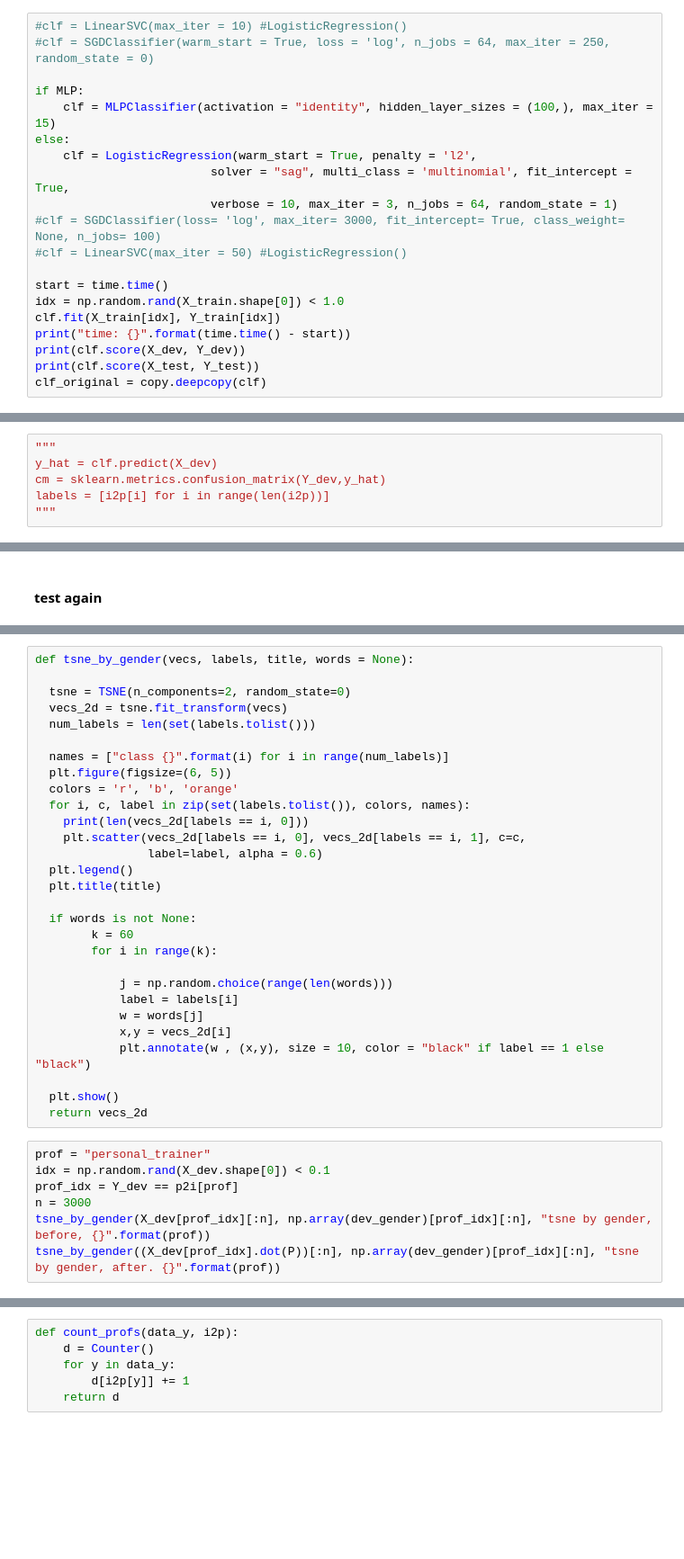
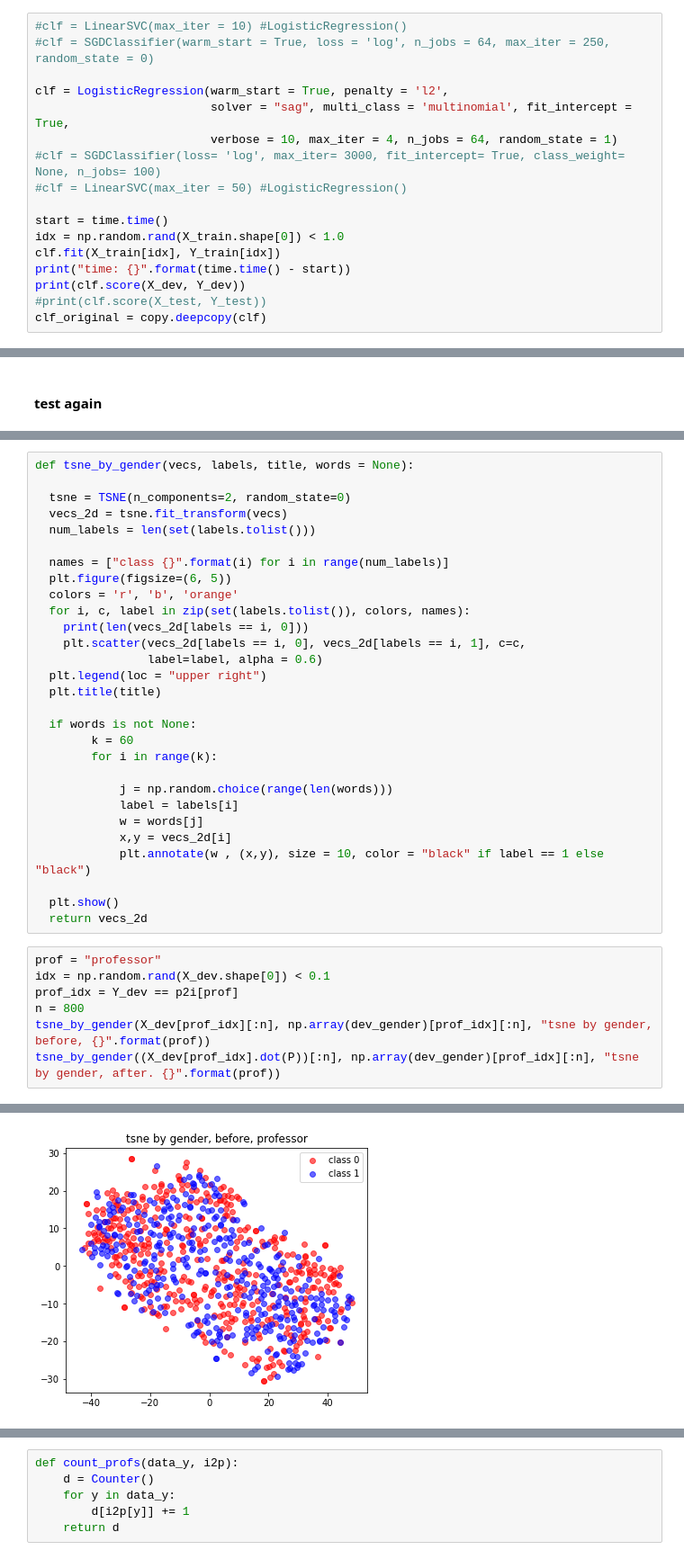
Before and after one commit to shauli-ravfogel/nullspace_projection, a Jupyter notebook: notebooks/biasbios_fasttext.ipynb, the cells around one changed output, grey strips where cells are left out. Shown: that part at 90% size. Cells and saved outputs as stored; diff of their text form; blank space fills up the shorter version.

```diff
--- a/notebooks/biasbios_fasttext.ipynb
+++ b/notebooks/biasbios_fasttext.ipynb
@@ -284,12 +229,9 @@ len(d)
 #clf = LinearSVC(max_iter = 10) #LogisticRegression()
 #clf = SGDClassifier(warm_start = True, loss = 'log', n_jobs = 64, max_iter = 250, random_state = 0)
 
-if MLP:
-    clf = MLPClassifier(activation = "identity", hidden_layer_sizes = (100,), max_iter = 15)
-else:
-    clf = LogisticRegression(warm_start = True, penalty = 'l2',
+clf = LogisticRegression(warm_start = True, penalty = 'l2',
                          solver = "sag", multi_class = 'multinomial', fit_intercept = True,
-                         verbose = 10, max_iter = 3, n_jobs = 64, random_state = 1)
+                         verbose = 10, max_iter = 4, n_jobs = 64, random_state = 1)
 #clf = SGDClassifier(loss= 'log', max_iter= 3000, fit_intercept= True, class_weight= None, n_jobs= 100)
 #clf = LinearSVC(max_iter = 50) #LogisticRegression()
 
@@ -298,7 +240,7 @@ idx = np.random.rand(X_train.shape[0]) < 1.0
 clf.fit(X_train[idx], Y_train[idx])
 print("time: {}".format(time.time() - start))
 print(clf.score(X_dev, Y_dev))
-print(clf.score(X_test, Y_test))
+#print(clf.score(X_test, Y_test))
 clf_original = copy.deepcopy(clf)
 # %% [output]
 [Parallel(n_jobs=64)]: Using backend ThreadingBackend with 64 concurrent workers.
@@ -315,8 +256,2 @@ print(clf.score(X_test, Y_test))
 # %% [markdown]
 #### Confusion Matrix
-# %%
-"""
-y_hat = clf.predict(X_dev)
-cm = sklearn.metrics.confusion_matrix(Y_dev,y_hat)
-labels = [i2p[i] for i in range(len(i2p))]
-"""
@@ -641,7 +527,7 @@ def tsne_by_gender(vecs, labels, title, words = None):
     print(len(vecs_2d[labels == i, 0]))
     plt.scatter(vecs_2d[labels == i, 0], vecs_2d[labels == i, 1], c=c,
                 label=label, alpha = 0.6)
-  plt.legend()
+  plt.legend(loc = "upper right")
   plt.title(title)
 
   if words is not None:
@@ -657,9 +543,10 @@ def tsne_by_gender(vecs, labels, title, words = None):
   plt.show()
   return vecs_2d
 # %%
-prof = "personal_trainer"
+prof = "professor"
 idx = np.random.rand(X_dev.shape[0]) < 0.1
 prof_idx = Y_dev == p2i[prof]
-n = 3000
+n = 800
 tsne_by_gender(X_dev[prof_idx][:n], np.array(dev_gender)[prof_idx][:n], "tsne by gender, before, {}".format(prof))
 tsne_by_gender((X_dev[prof_idx].dot(P))[:n], np.array(dev_gender)[prof_idx][:n], "tsne by gender, after. {}".format(prof))
+# %% [output]
@@ -665,0 +555 @@ tsne_by_gender((X_dev[prof_idx].dot(P))[:n], np.array(dev_gender)[prof_idx][:n],
+[figure, added]
```
Also changed, not shown: parts of 51 cells of this notebook.
